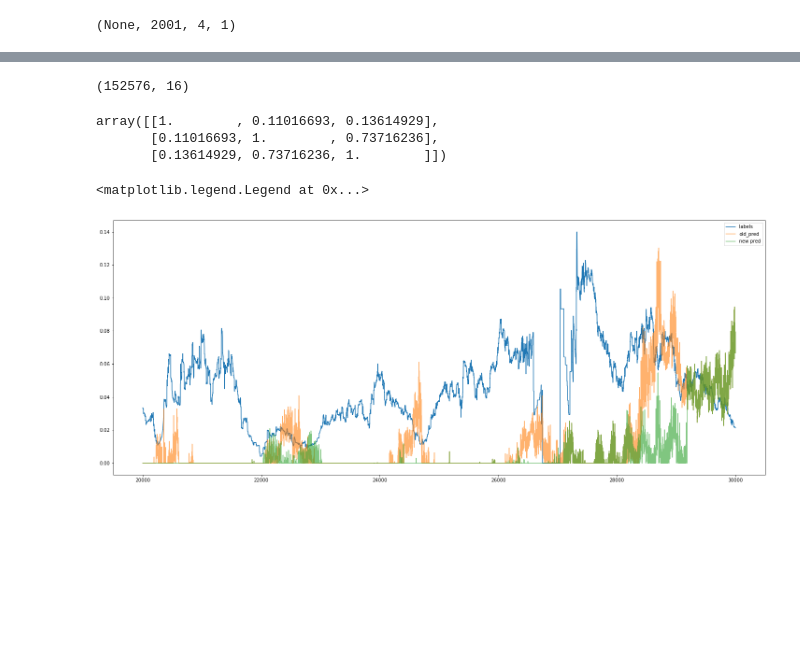
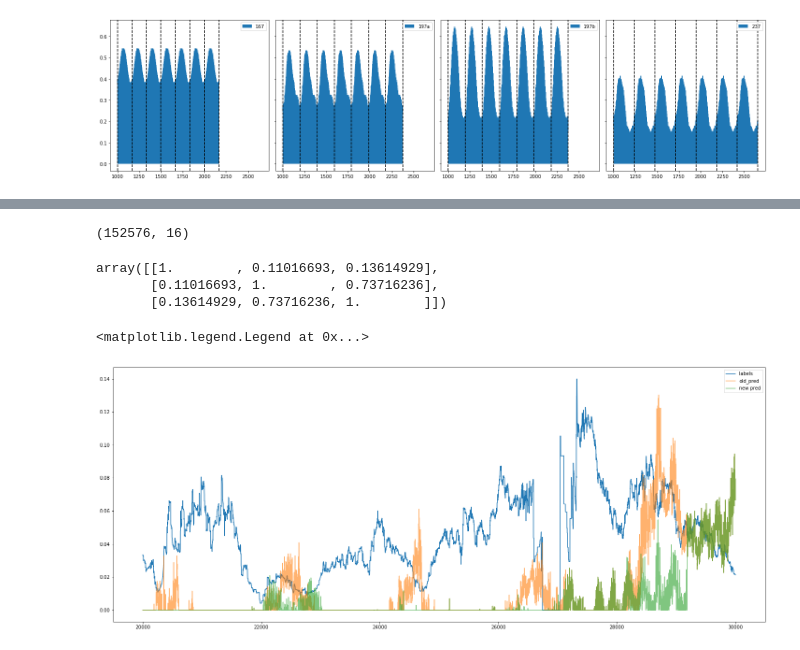
Before and after one commit to Alexwestbrook/mnhn-internship_DeepCNN_ChIP-seq, a Jupyter notebook: model_predictions.ipynb, the cells around one changed output, grey strips where cells are left out. Saved outputs shown, nothing was run; the diff lists cells and outputs as text; code cells hidden in the pictures; blank space fills up the shorter version.

```diff
--- a/model_predictions.ipynb
+++ b/model_predictions.ipynb
@@ -32,0 +311,7 @@ colors = prop_cycle.by_key()['color']
+# %%
+# check sequences
+for rep_id in ['167', '197a', '197b', '237']:
+    rlen = int(rep_id[:3])
+    assert np.all(one_hot_repeats[rep_id][1000:1000+rlen] == one_hots[f'{rep_id}_7_4kbrf'][4000:4000+rlen])
+print(utils.one_hot_decode(one_hot_repeats['167'][1000:1000+167], 'ATGC'))
+print(utils.one_hot_decode(one_hots['167_7_4kbrf'][4000:4000+167], 'ATGC'))
@@ -33,6 +321,9 @@ colors = prop_cycle.by_key()['color']
 # %%
-model = tf.keras.models.load_model('/home/alex/shared_folder/JB_seqdes/weight_CNN_RNA_seq_2001_12_8_4_SRR7131299.hdf5', custom_objects={'mae_cor': mae_cor, 'correlate': correlate})
+model_name = 'weights_with_rev_compl_rep2' # 'weight_CNN_RNA_seq_2001_12_8_4_SRR7131299' #
+model = tf.keras.models.load_model(f'/home/alex/shared_folder/JB_seqdes/{model_name}.hdf5', custom_objects={'mae_cor': mae_cor, 'correlate': correlate})
 print(model.input_shape)
 # model.summary()
-# %% [output]
-(None, 2001, 4, 1)
+# %%
+preds = {}
+for k, v in one_hot_repeats.items():
+    preds[k] = full_predict_nuc_Etienne(v, model, reverse=True)
@@ -38,0 +333,22 @@ print(model.input_shape)
+# %%
+model_name = 'weight_CNN_RNA_seq_2001_12_8_4_SRR7131299'
+with np.load(f'/home/alex/shared_folder/JB_seqdes/results/preds_{model_name}_on_justrepeatsATGC.npz') as f:
+    preds = {k: f[k] for k in f.keys()}
+with np.load(f'/home/alex/shared_folder/JB_seqdes/results/preds_{model_name}_on_justrepeatsATGC_rev.npz') as f:
+    preds_rev = {k: f[k] for k in f.keys()}
+# %%
+fig, axes = plt.subplots(1, 4, sharex=True, sharey=True, figsize=(20, 5), facecolor='w', layout='tight')
+# axes[0].set_ylim(0, 1)
+for (k, v), ax in zip(preds.items(), axes.T.flatten()):
+    rlen = int(k[:3])
+    rstart = 1000
+    start = rstart
+    stop = rstart + 7*rlen
+    ax.plot(np.arange(start, stop), v[start:stop])
+    ax.fill_between(np.arange(start, stop), v[start:stop], label=k)
+    for reps in range(0, 8):
+        ax.axvline(rstart + reps*rlen, color='k', linestyle='--')
+    ax.legend()
+plt.savefig(f'/home/alex/shared_folder/JB_seqdes/results/preds_{model_name}_on_justrepeatsATGC_rev.png', bbox_inches='tight')
+# %% [output]
+[figure, added]
```
Also changed, not shown: parts of 25 cells of this notebook, 1 other file.
